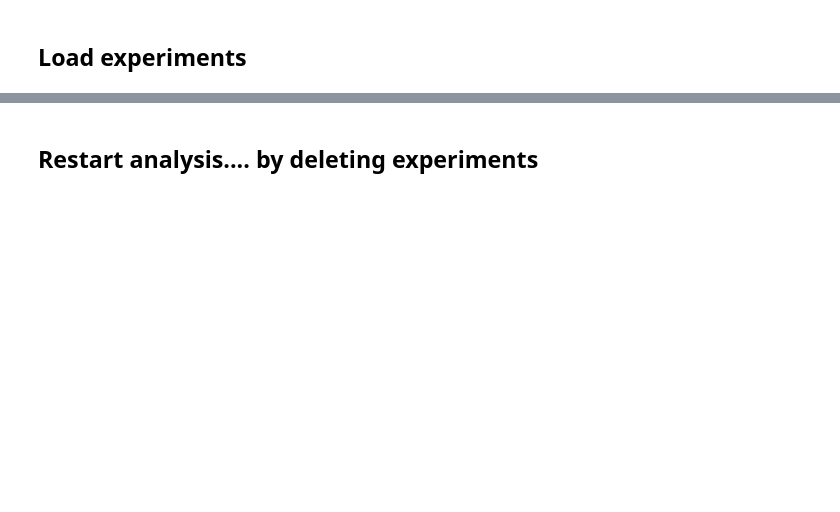
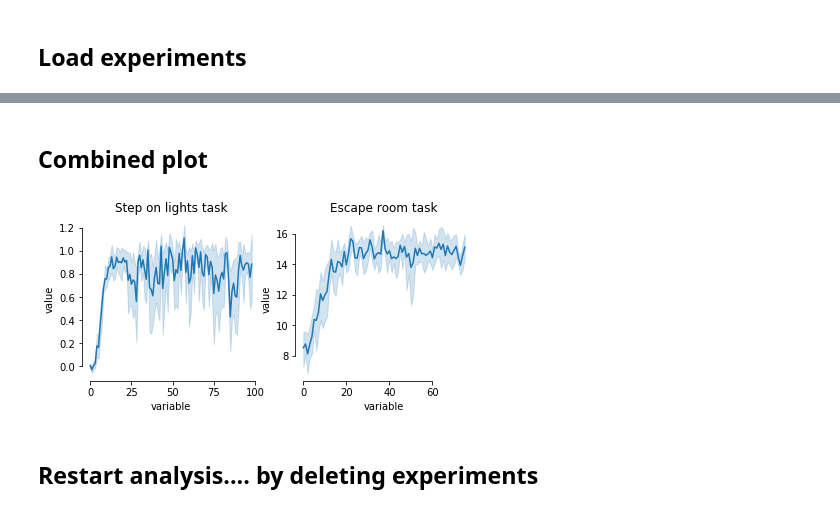
Before and after one commit to benlansdell/Meta-RL, a Jupyter notebook: notebooks/2_Egocentric_Model_performance.ipynb, the cells around one changed output, grey strips where cells are left out. Cells and saved outputs as stored; diff of their text form; code cells hidden in the pictures; blank space fills up the shorter version.

Commit message:
Update egocentric

```diff
--- a/notebooks/2_Egocentric_Model_performance.ipynb
+++ b/notebooks/2_Egocentric_Model_performance.ipynb
@@ -90,3 +87,21 @@ Text(0.5, 1.0, 'Step lights task')
+# %% [markdown]
+## Combined plot
+# %%
+fig, axes = plt.subplots(1,2,figsize = (7,3))
+df = pd.DataFrame(expt_reward_steplights).melt()
+sns.lineplot(x="variable", y="value", data=df, ax = axes[0])
+axes[0].set_title('Step on lights task')
+
+df = pd.DataFrame(expt_reward_pushbuttons).melt()
+sns.lineplot(x="variable", y="value", data=df, ax = axes[1])
+axes[1].set_title('Escape room task')
+
+sns.despine(trim = True)
+
+#Save
+plt.savefig('./figures/3_egocentric_model_performance.pdf')
+# %% [output]
+[figure, added]
 # %% [markdown]
 ## Restart analysis.... by deleting experiments
 # %%
```
Also changed, not shown: parts of 12 cells of this notebook, 4 other files.
